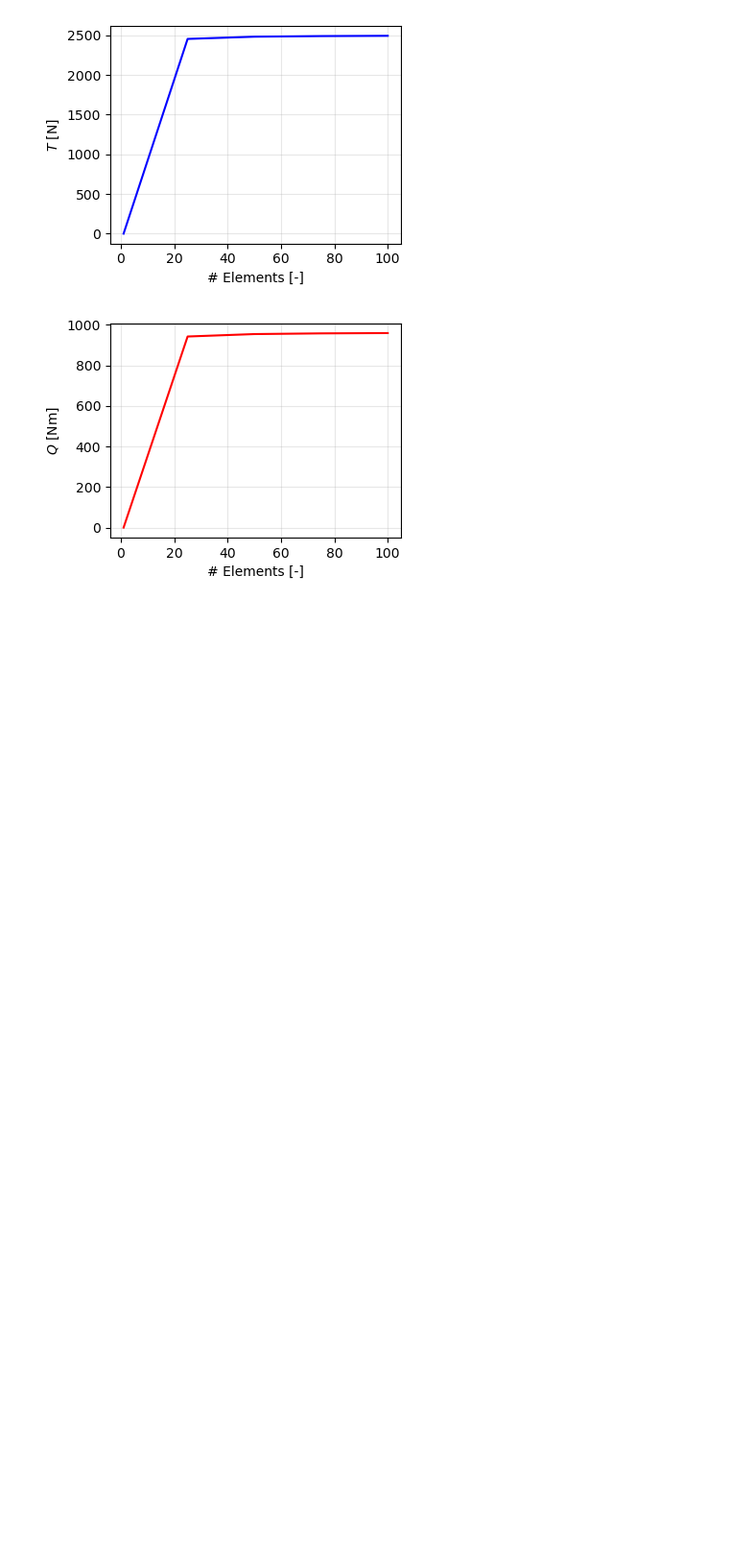
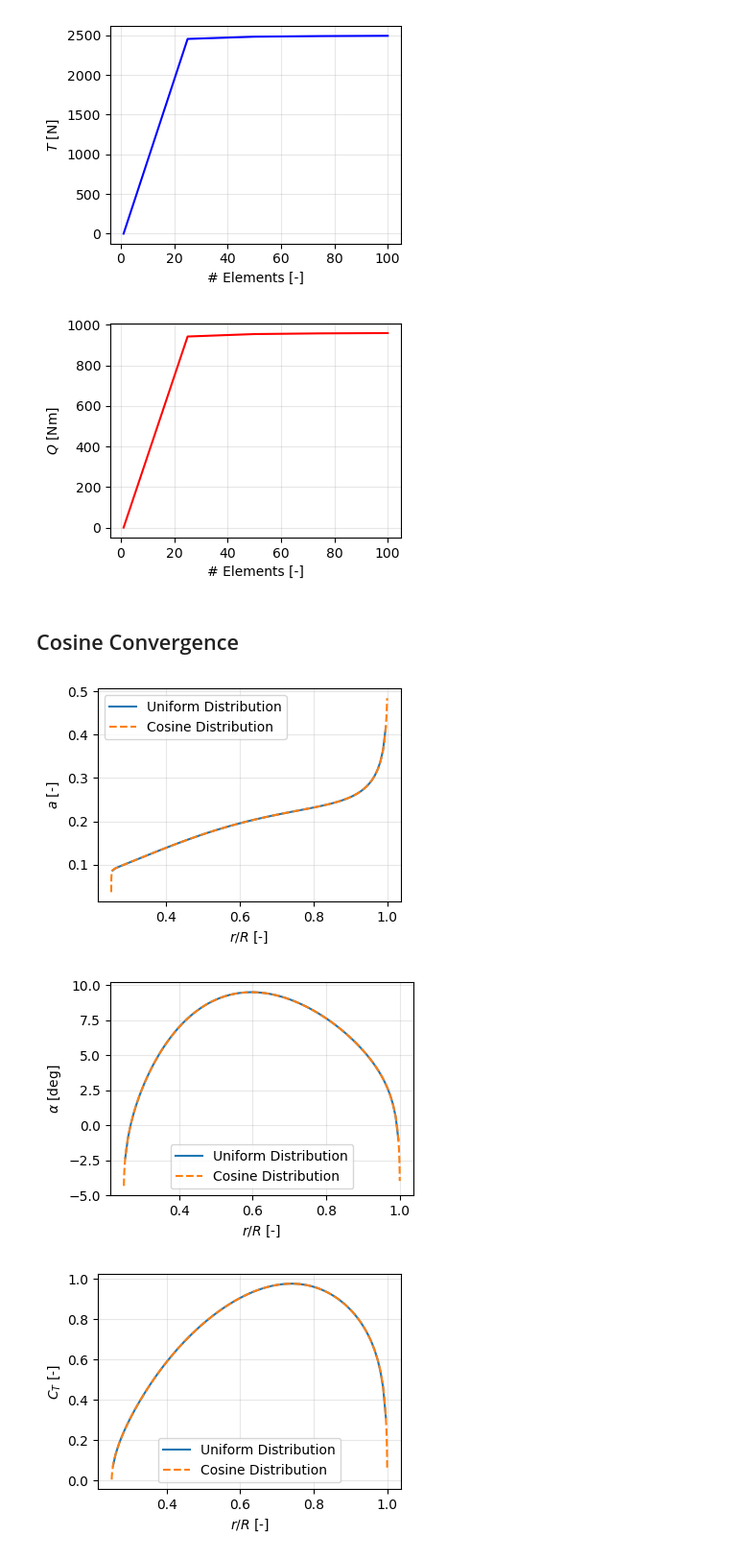
Before and after one commit to NeoStellarator/AE4135_assignments, a Jupyter notebook: 1_BEM/plotting_sandbox.ipynb, the cells around one changed output. Shown at 96% size. Drawn from its saved outputs; the diff is of its cells as text; code cells hidden in the pictures; blank space fills up the shorter version.

```diff
--- a/1_BEM/plotting_sandbox.ipynb
+++ b/1_BEM/plotting_sandbox.ipynb
@@ -229,3 +236,5 @@ fig.tight_layout()
 fig.savefig(plot_dir.joinpath("Q_vary_nelem.pdf"))
 # %% [output]
 [figure]
+# %% [markdown]
+## Cosine Convergence
@@ -231,0 +285,34 @@ fig.savefig(plot_dir.joinpath("Q_vary_nelem.pdf"))
+# %%
+fig, ax = plt.subplots(figsize=(4,3))
+
+for i in range(len(dist_methods)):
+    plotting_routines.distribution('a', dfs[i], ax, label=f'{dist_methods[i]} distribution'.title(),linestyle=line_styles[i])
+
+ax.legend()
+fig.tight_layout()
+fig.savefig(plot_dir.joinpath("dist_comparison_a.pdf"))
+plt.show()
+
+fig, ax = plt.subplots(figsize=(4,3))
+
+for i in range(len(dist_methods)):
+    plotting_routines.distribution('alpha', dfs[i], ax, label=f'{dist_methods[i]} distribution'.title(),linestyle=line_styles[i])
+
+ax.legend()
+fig.tight_layout()
+fig.savefig(plot_dir.joinpath("dist_comparison_alpha.pdf"))
+plt.show()
+
+fig, ax = plt.subplots(figsize=(4,3))
+
+for i in range(len(dist_methods)):
+    plotting_routines.distribution('Ct', dfs[i], ax, label=f'{dist_methods[i]} distribution'.title(),linestyle=line_styles[i])
+
+ax.legend()
+fig.tight_layout()
+fig.savefig(plot_dir.joinpath("dist_comparison_Ct.pdf"))
+plt.show()
+# %% [output]
+[figure, added]
+[figure, added]
+[figure, added]
```
Also changed, not shown: parts of 3 cells of this notebook, 24 other files.
